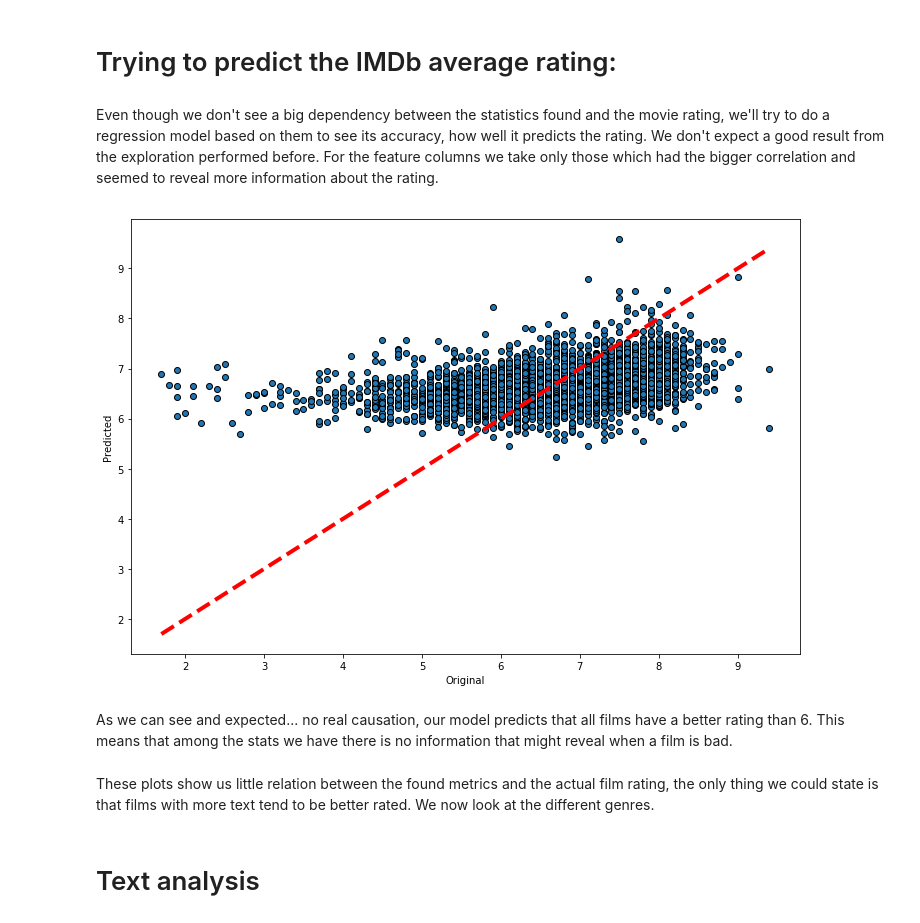
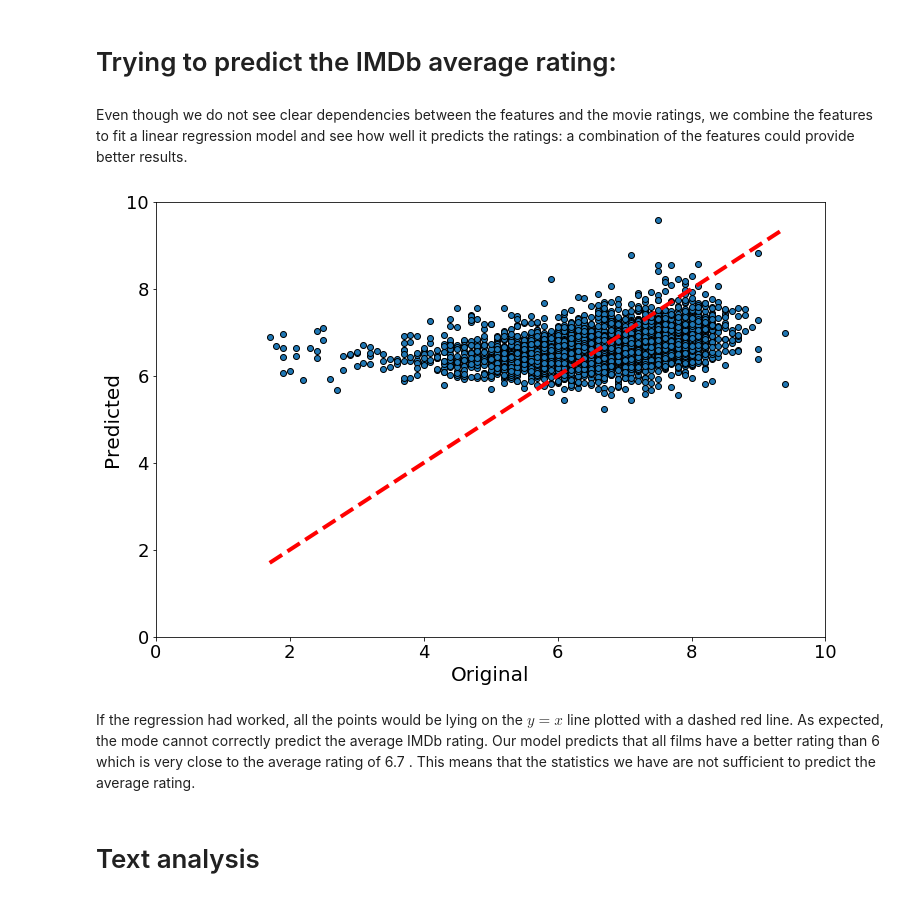
Before and after one commit to Xabitsuki/adamax, a Jupyter notebook: NotebookFinal.ipynb, the cells around one changed output. Saved outputs shown, nothing was run; the diff lists cells and outputs as text; code cells hidden in the pictures.

```diff
--- a/NotebookFinal.ipynb
+++ b/NotebookFinal.ipynb
@@ -1110,10 +1039,11 @@ Although the analysis focused on the particularity of the distributions, the plo
 # %% [markdown]
 # Trying to predict the IMDb average rating:
-# %% [markdown]
-Even though we don't see a big dependency between the statistics found and the movie rating, we'll try to do a regression model based on them to see its accuracy, how well it predicts the rating. We don't expect a good result from the exploration performed before. For the feature columns we take only those which had the bigger correlation and seemed to reveal more information about the rating.
+# %% [markdown]
+Even though we do not see clear dependencies between the features and the movie ratings, we combine the features to fit a linear regression model and see how well it predicts the ratings: a combination of the features could provide better results.
 # %%
 feature_columns = ["words_per_min", "distinct_words_per_min",
-            "sentences_per_min","mean_length_sentences",  "distinct_index","times_ratio"]
+                   "sentences_per_min","mean_length_sentences",
+                   "distinct_index","times_ratio"]
 # %%
 X = df_words_ratings_pd[feature_columns]
 normal_X = (X- X.mean()) /X.std()
@@ -1125,16 +1055,22 @@ predicted = cross_val_predict(regression, normal_X, y, cv=5)
 # %%
 fig, ax = plt.subplots(figsize=(12, 8))
 ax.scatter(y, predicted, edgecolors=(0, 0, 0))
 ax.plot([min(y), max(y)], [min(y), max(y)], 'r--', lw=4)
-ax.set_xlabel('Original')
-ax.set_ylabel('Predicted')
+ax.set_xlabel('Original', fontsize=20)
+ax.set_ylabel('Predicted', fontsize=20)
+ax.set_xlim(0,10)
+ax.set_ylim(0,10)
+
+plt.xticks(fontsize=18)
+plt.yticks(fontsize=18)
 plt.show()
 # %% [output]
-[figure, old version]
+[figure, new version]
-# %% [markdown]
-As we can see and expected... no real causation, our model predicts that all films have a better rating than 6. This means that among the stats we have there is no information that might reveal when a film is bad.
-# %% [markdown]
-These plots show us little relation between the found metrics and the actual film rating, the only thing we could state is that films with more text tend to be better rated. We now look at the different genres.
+# %% [markdown]
+If the regression had worked, all the points would be lying on the $y = x$ line plotted with a dashed red line.
+As expected, the mode cannot correctly predict the average IMDb rating.
+Our model predicts that all films have a better rating than 6 which is very close to the average rating of 6.7 .
+This means that the statistics we have are not sufficient to predict the average rating.
 # %% [markdown]
 # Text analysis
 # %% [markdown]
```
Also changed, not shown: parts of 38 cells of this notebook.
